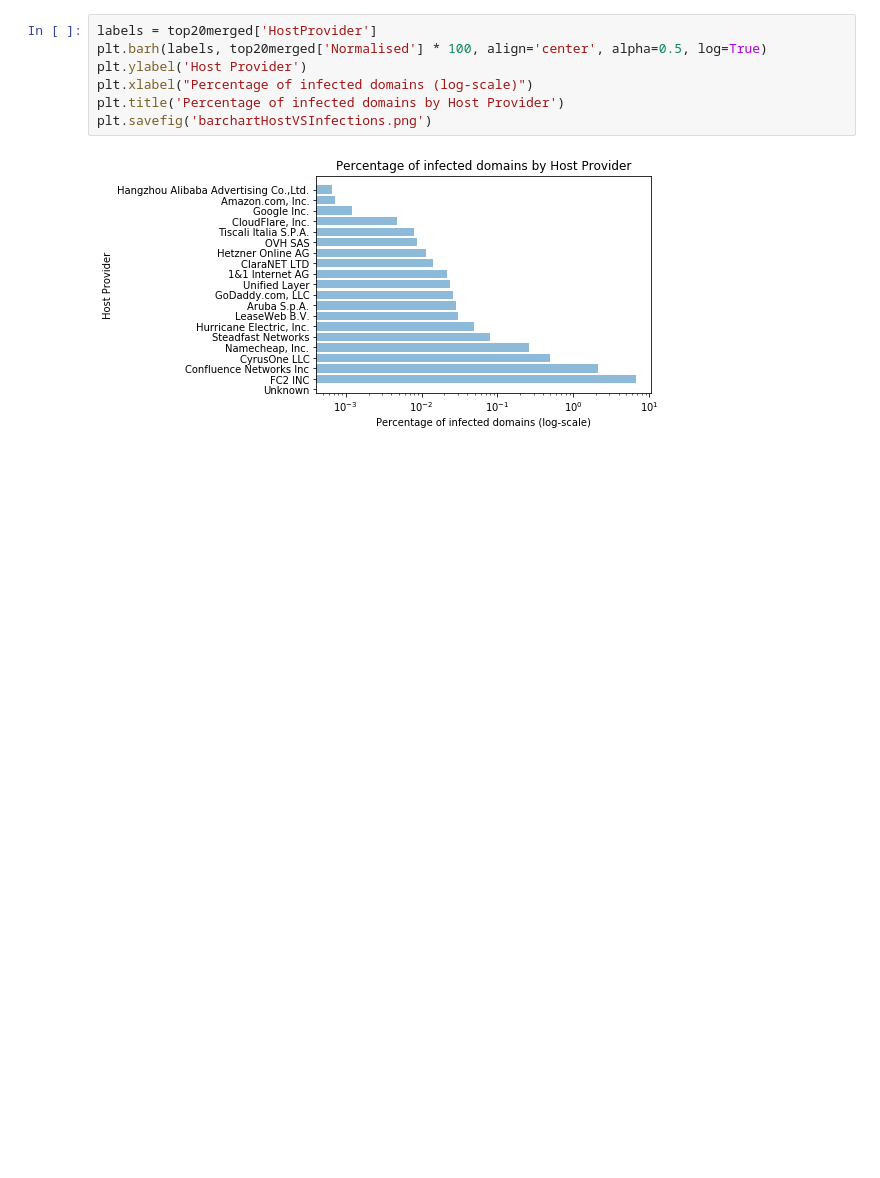
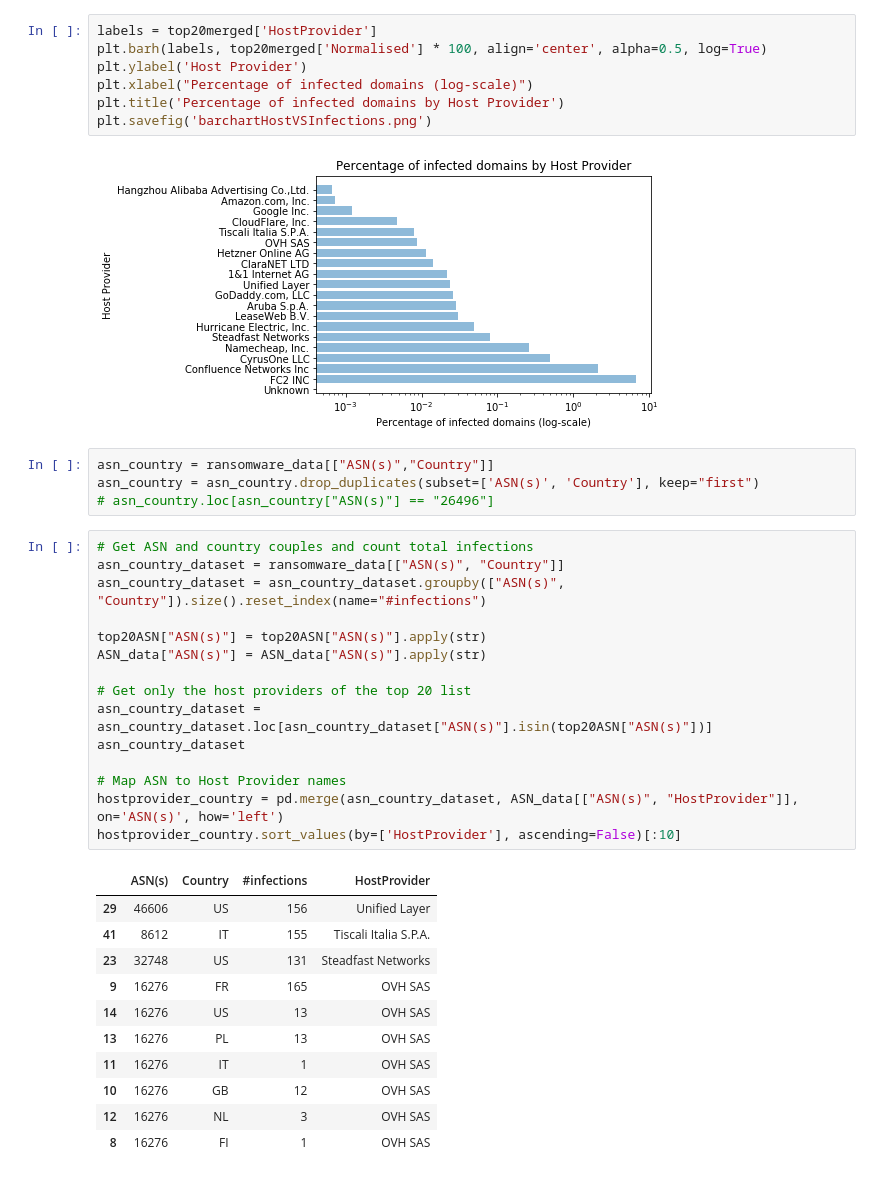
Before and after one commit to MKesteloo/EoCS, a Jupyter notebook: assignment 3/assignment3.ipynb, the cells around one changed output. Cells and saved outputs as stored; diff of their text form; blank space fills up the shorter version.

```diff
--- a/assignment 3/assignment3.ipynb
+++ b/assignment 3/assignment3.ipynb
@@ -130,3 +130,34 @@ plt.title('Percentage of infected domains by Host Provider')
 plt.savefig('barchartHostVSInfections.png')
 # %% [output]
 [figure]
+# %%
+asn_country = ransomware_data[["ASN(s)","Country"]]
+asn_country = asn_country.drop_duplicates(subset=['ASN(s)', 'Country'], keep="first")
+# asn_country.loc[asn_country["ASN(s)"] == "26496"]
+# %%
+# Get ASN and country couples and count total infections
+asn_country_dataset = ransomware_data[["ASN(s)", "Country"]]
+asn_country_dataset = asn_country_dataset.groupby(["ASN(s)", "Country"]).size().reset_index(name="#infections")
+
+top20ASN["ASN(s)"] = top20ASN["ASN(s)"].apply(str)
+ASN_data["ASN(s)"] = ASN_data["ASN(s)"].apply(str)
+
+# Get only the host providers of the top 20 list
+asn_country_dataset = asn_country_dataset.loc[asn_country_dataset["ASN(s)"].isin(top20ASN["ASN(s)"])]
+asn_country_dataset
+
+# Map ASN to Host Provider names
+hostprovider_country = pd.merge(asn_country_dataset, ASN_data[["ASN(s)", "HostProvider"]], on='ASN(s)', how='left')
+hostprovider_country.sort_values(by=['HostProvider'], ascending=False)[:10]
+# %% [output]
+|  | ASN(s) | Country | #infections | HostProvider |
+| 29 | 46606 | US | 156 | Unified Layer |
+| 41 | 8612 | IT | 155 | Tiscali Italia S.P.A. |
+| 23 | 32748 | US | 131 | Steadfast Networks |
+| 9 | 16276 | FR | 165 | OVH SAS |
+| 14 | 16276 | US | 13 | OVH SAS |
+| 13 | 16276 | PL | 13 | OVH SAS |
+| 11 | 16276 | IT | 1 | OVH SAS |
+| 10 | 16276 | GB | 12 | OVH SAS |
+| 12 | 16276 | NL | 3 | OVH SAS |
+| 8 | 16276 | FI | 1 | OVH SAS |
```
Also changed, not shown: parts of 7 cells of this notebook, 2 other files.
